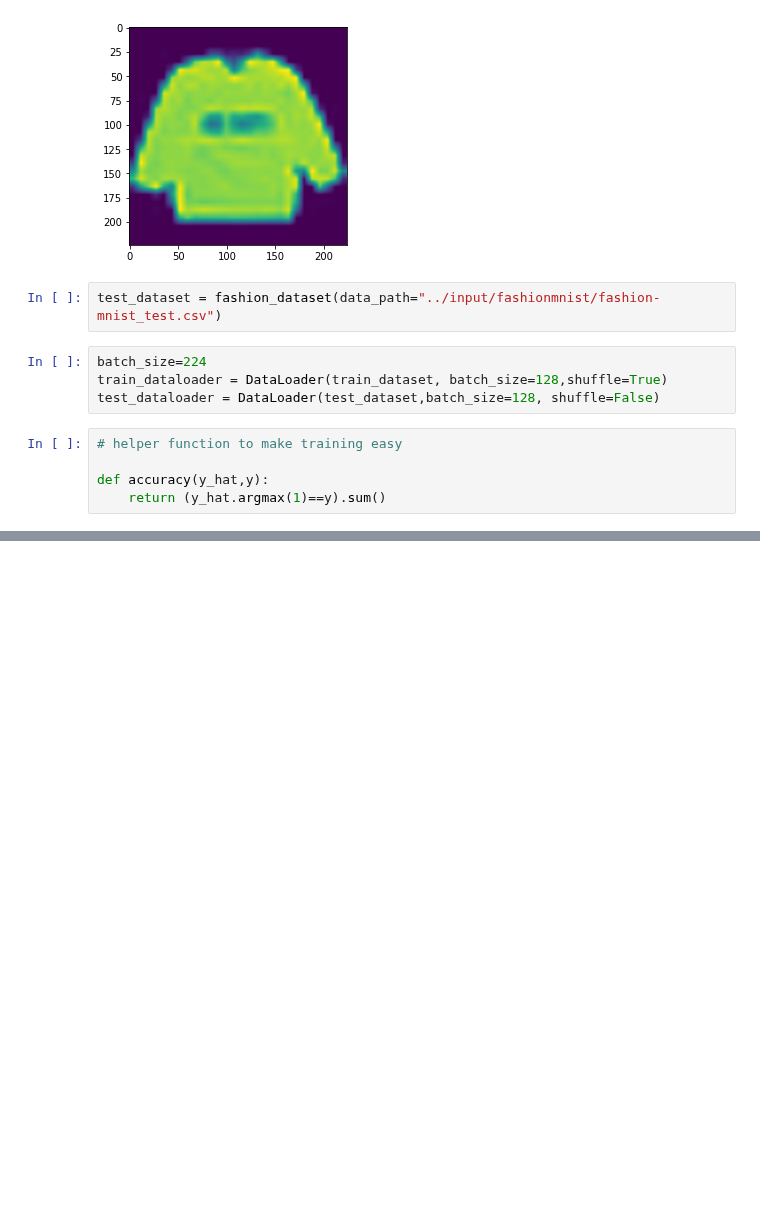
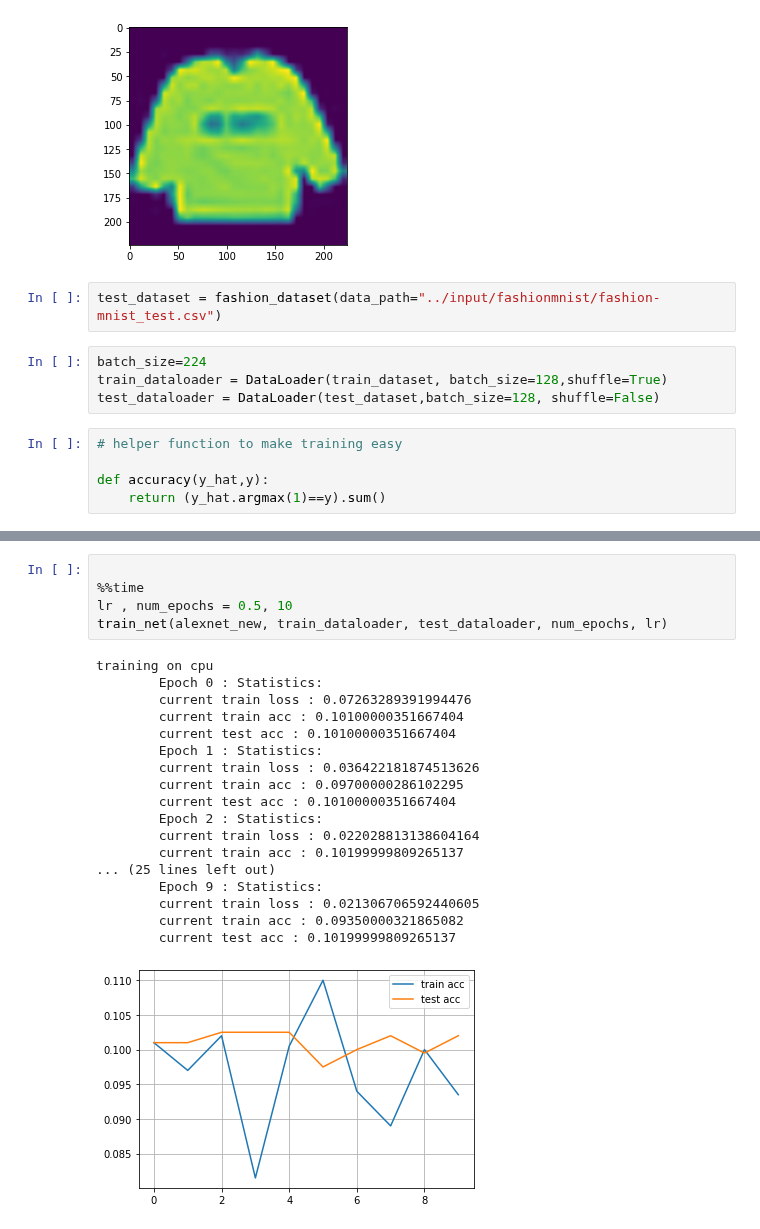
Before and after one commit to fanbyprinciple/d2l-fanbyprinciple, a Jupyter notebook: ch7_modern_convolutional_networks/implementing-cnns-in-the-name-of-fashion.ipynb, the cells around one changed output, grey strips where cells are left out. Cells and saved outputs as stored; diff of their text form; blank space fills up the shorter version.

```diff
--- a/ch7_modern_convolutional_networks/implementing-cnns-in-the-name-of-fashion.ipynb
+++ b/ch7_modern_convolutional_networks/implementing-cnns-in-the-name-of-fashion.ipynb
@@ -258,0 +404,24 @@ hmm I wonder how to makeit work!
+# %%
+
+%%time
+lr , num_epochs = 0.5, 10
+train_net(alexnet_new, train_dataloader, test_dataloader, num_epochs, lr)
+# %% [output]
+training on cpu
+        Epoch 0 : Statistics:
+        current train loss : 0.07263289391994476
+        current train acc : 0.10100000351667404
+        current test acc : 0.10100000351667404
+        Epoch 1 : Statistics:
+        current train loss : 0.036422181874513626
+        current train acc : 0.09700000286102295
+        current test acc : 0.10100000351667404
+        Epoch 2 : Statistics:
+        current train loss : 0.022028813138604164
+        current train acc : 0.10199999809265137
+... (25 lines left out)
+        Epoch 9 : Statistics:
+        current train loss : 0.021306706592440605
+        current train acc : 0.09350000321865082
+        current test acc : 0.10199999809265137
+[figure, added]
```
Also changed, not shown: parts of 18 cells of this notebook, 3 other files.
